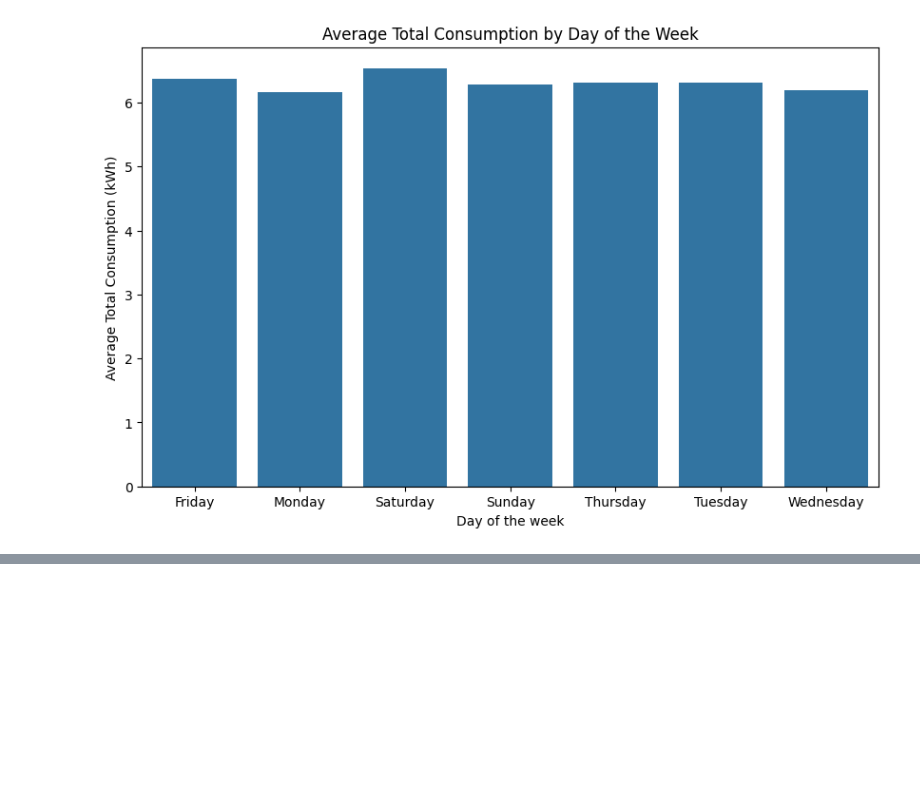
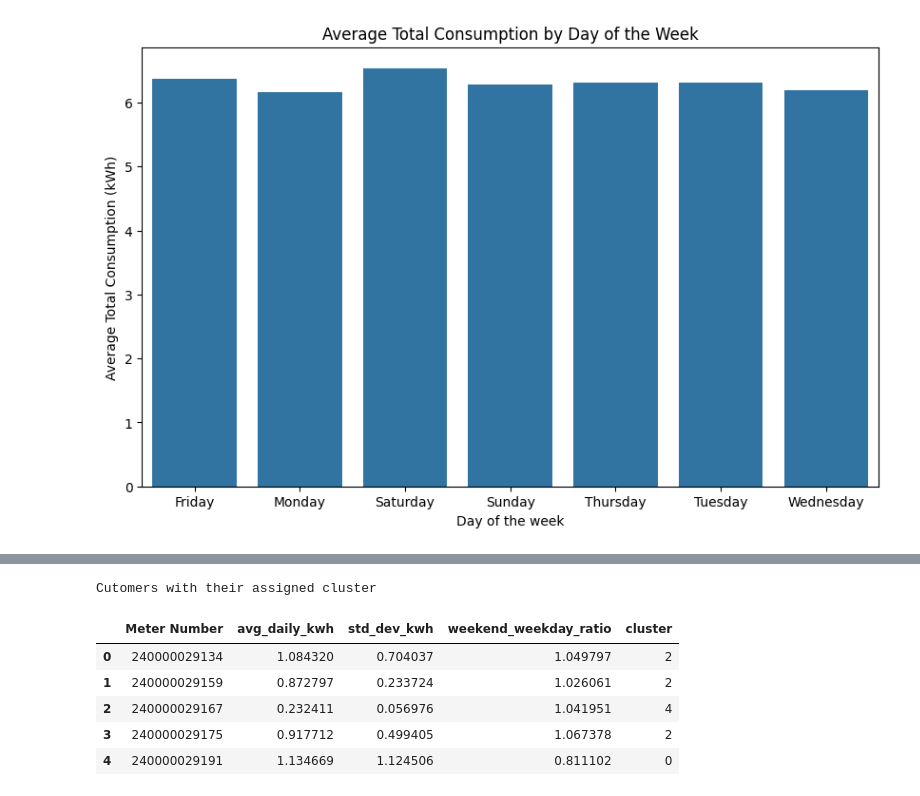
Before and after one commit to MrCupid75/Onaa-Mini-Grid-Customer-Segmentation, a Jupyter notebook: Daily Electricity Usage/main.ipynb, the cells around one changed output, grey strips where cells are left out. Cells and saved outputs as stored; diff of their text form; code cells hidden in the pictures; blank space fills up the shorter version.

```diff
--- a/Daily Electricity Usage/main.ipynb
+++ b/Daily Electricity Usage/main.ipynb
@@ -114,0 +121,21 @@ Customer Metrics
+# %%
+from sklearn.preprocessing import StandardScaler
+from sklearn.cluster import KMeans
+
+features = customer_metrics[['avg_daily_kwh','std_dev_kwh', 'weekend_weekday_ratio']]
+
+scaler = StandardScaler()
+features_scaled = scaler.fit_transform(features)
+
+kMeans = KMeans(n_clusters=5, random_state=42, n_init=20)
+customer_metrics['cluster'] = kMeans.fit_predict(features_scaled)
+print("Cutomers with their assigned cluster")
+customer_metrics.head()
+# %% [output]
+Cutomers with their assigned cluster
+|  | Meter Number | avg_daily_kwh | std_dev_kwh | weekend_weekday_ratio | cluster |
+| 0 | 240000029134 | 1.084320 | 0.704037 | 1.049797 | 2 |
+| 1 | 240000029159 | 0.872797 | 0.233724 | 1.026061 | 2 |
+| 2 | 240000029167 | 0.232411 | 0.056976 | 1.041951 | 4 |
+| 3 | 240000029175 | 0.917712 | 0.499405 | 1.067378 | 2 |
+| 4 | 240000029191 | 1.134669 | 1.124506 | 0.811102 | 0 |
```
Also changed, not shown: parts of 5 cells of this notebook.
